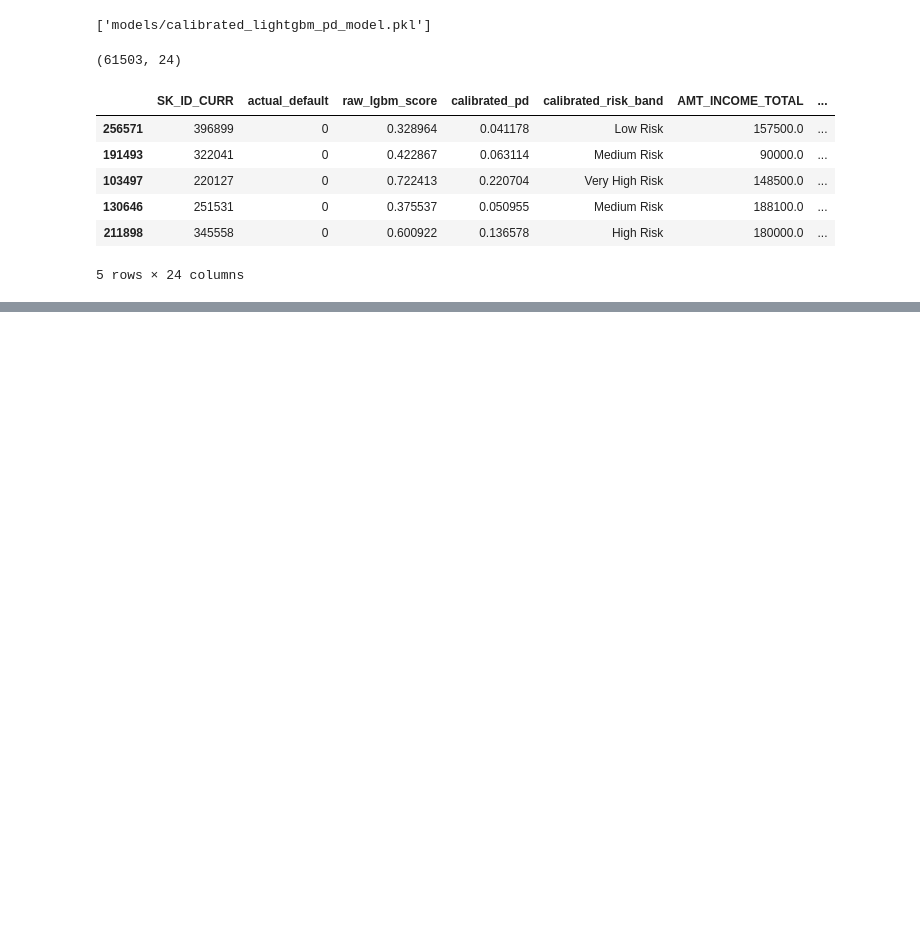
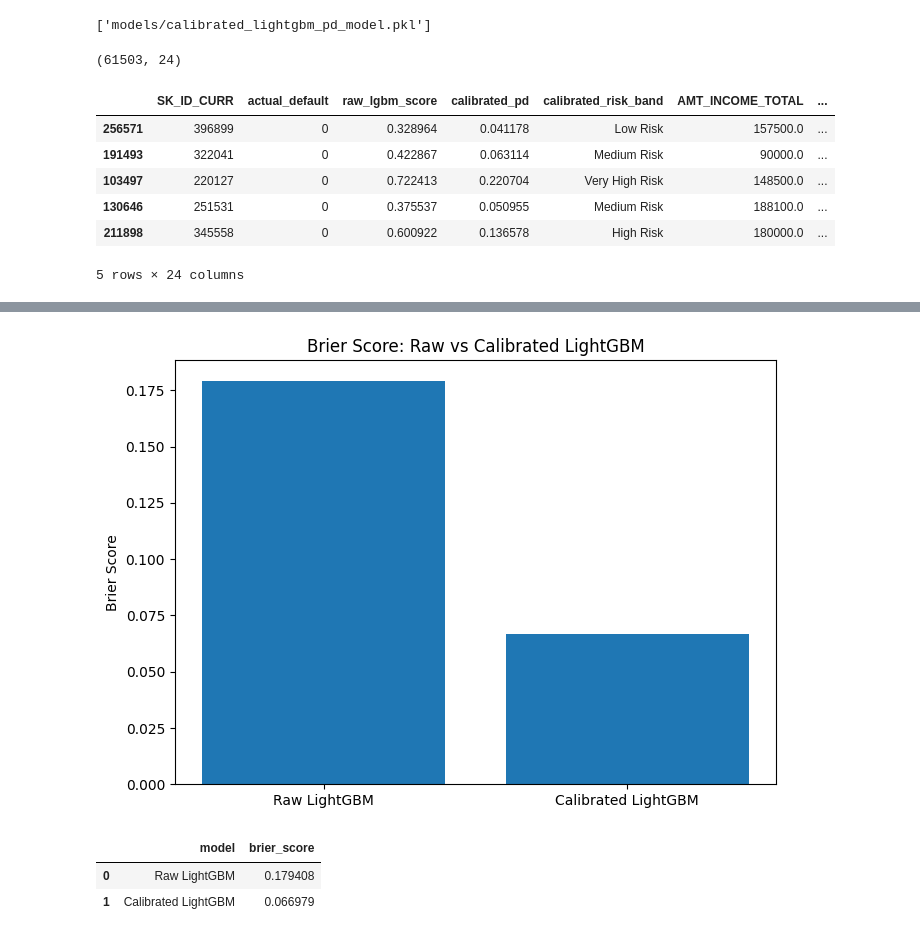
Before and after one commit to pegasus019/credit-risk-platform, a Jupyter notebook: 01_eda.ipynb, the cells around one changed output, grey strips where cells are left out. Cells and saved outputs as stored; diff of their text form; code cells hidden in the pictures; blank space fills up the shorter version.

```diff
--- a/01_eda.ipynb
+++ b/01_eda.ipynb
@@ -1090,0 +1151,23 @@ calibrated_dashboard.head()
+# %%
+raw_brier = brier_score_loss(y_test, raw_proba)
+cal_brier = brier_score_loss(y_test, calibrated_pd)
+
+brier_df = pd.DataFrame({
+    "model": ["Raw LightGBM", "Calibrated LightGBM"],
+    "brier_score": [raw_brier, cal_brier]
+})
+
+plt.figure(figsize=(7, 5))
+plt.bar(brier_df["model"], brier_df["brier_score"])
+plt.ylabel("Brier Score")
+plt.title("Brier Score: Raw vs Calibrated LightGBM")
+plt.tight_layout()
+plt.savefig("outputs/brier_score_comparison.png", dpi=300, bbox_inches="tight")
+plt.show()
+
+brier_df
+# %% [output]
+[figure, added]
+|  | model | brier_score |
+| 0 | Raw LightGBM | 0.179408 |
+| 1 | Calibrated LightGBM | 0.066979 |
```
Also changed, not shown: parts of 3 cells of this notebook, 4 other files.
